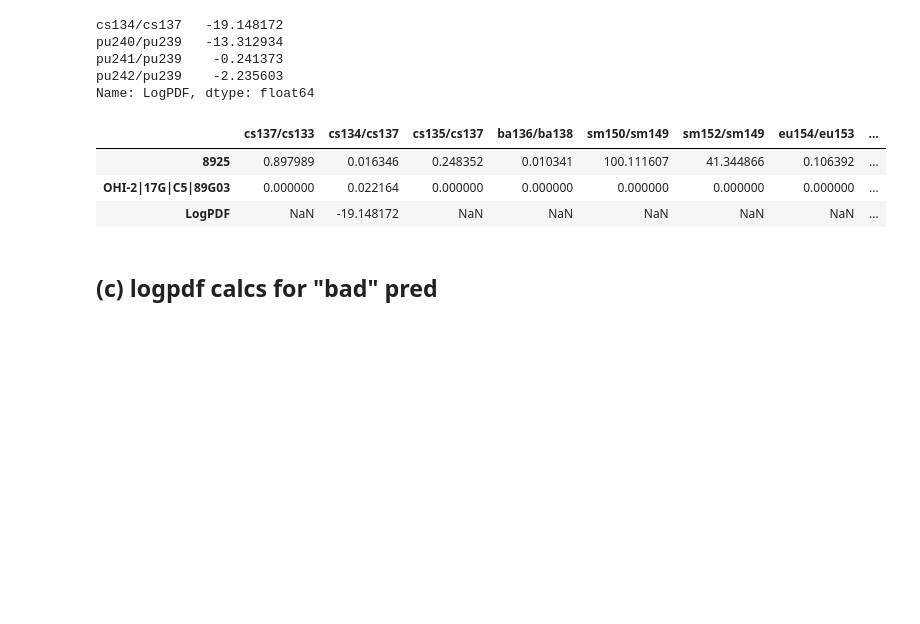
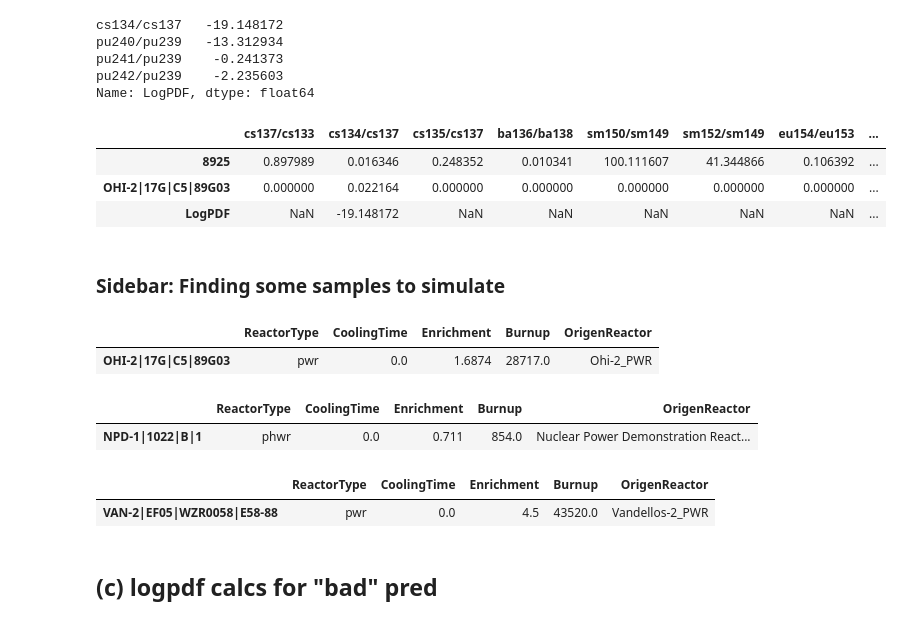
Before and after one commit to opotowsky/like-me-fuel, a Jupyter notebook: jupyter_notebooks/iso-dependent_likelihood_sfcompo.ipynb, the cells around one changed output. Cells and saved outputs as stored; diff of their text form; code cells hidden in the pictures; blank space fills up the shorter version.

Commit message:
looking for good sample sims to do

```diff
--- a/jupyter_notebooks/iso-dependent_likelihood_sfcompo.ipynb
+++ b/jupyter_notebooks/iso-dependent_likelihood_sfcompo.ipynb
@@ -125,6 +125,26 @@ pd.DataFrame([row, test_sample, logpdf])
 | 8925 | 0.897989 | 0.016346 | 0.248352 | 0.010341 | 100.111607 | 41.344866 | 0.106392 | ... |
 | OHI-2|17G|C5|89G03 | 0.000000 | 0.022164 | 0.000000 | 0.000000 | 0.000000 | 0.000000 | 0.000000 | ... |
 | LogPDF | NaN | -19.148172 | NaN | NaN | NaN | NaN | NaN | ... |
+# %% [markdown]
+### Sidebar: Finding some samples to simulate
+# %%
+# print "good" pred labels
+sfco.loc[sfco.index == good_id, lbls]
+# %% [output]
+|  | ReactorType | CoolingTime | Enrichment | Burnup | OrigenReactor |
+| OHI-2|17G|C5|89G03 | pwr | 0.0 | 1.6874 | 28717.0 | Ohi-2_PWR |
+# %%
+# print "bad" pred labels
+sfco.loc[sfco.index == bad_id, lbls]
+# %% [output]
+|  | ReactorType | CoolingTime | Enrichment | Burnup | OrigenReactor |
+| NPD-1|1022|B|1 | phwr | 0.0 | 0.711 | 854.0 | Nuclear Power Demonstration React... |
+# %%
+# print labels for a 9 ratio case
+sfco.loc[sfco.index == 'VAN-2|EF05|WZR0058|E58-88', lbls]
+# %% [output]
+|  | ReactorType | CoolingTime | Enrichment | Burnup | OrigenReactor |
+| VAN-2|EF05|WZR0058|E58-88 | pwr | 0.0 | 4.5 | 43520.0 | Vandellos-2_PWR |
 # %% [markdown]
 ## (c) logpdf calcs for "bad" pred
 # %%
```
